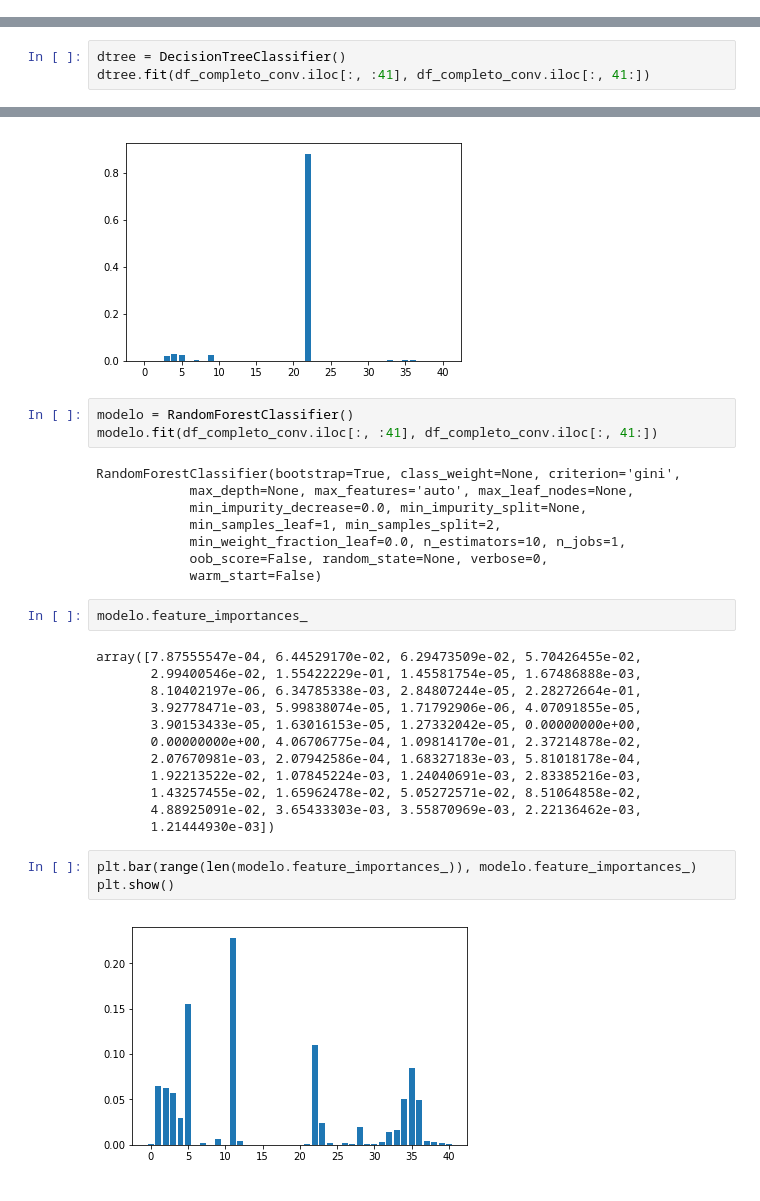
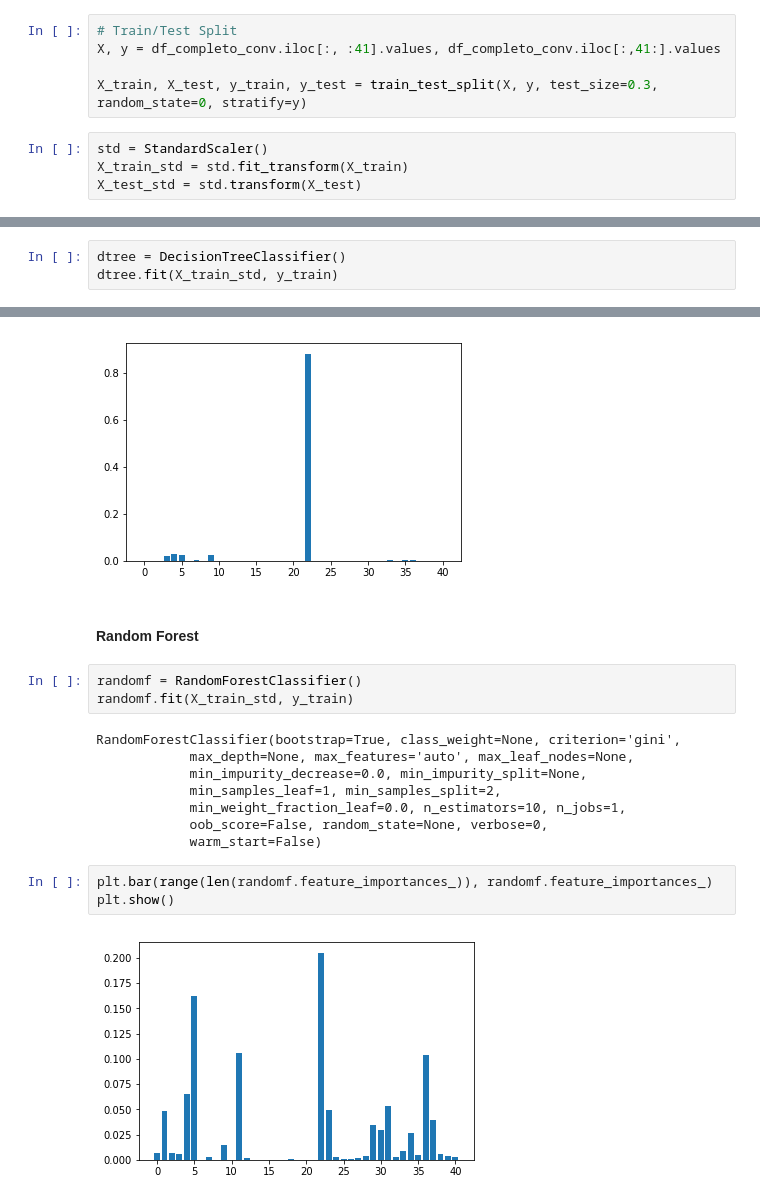
Before and after one commit to Eudalio/trabalho-final-machine-learning, a Jupyter notebook: Trabalho Final de Machine Learning.ipynb, the cells around one changed output, grey strips where cells are left out. Drawn from its saved outputs; the diff is of its cells as text.

```diff
--- a/Trabalho Final de Machine Learning.ipynb
+++ b/Trabalho Final de Machine Learning.ipynb
@@ -248,0 +286,9 @@ sns.heatmap(corr[['label']], cmap='coolwarm', annot=True)
+# %%
+# Train/Test Split
+X, y = df_completo_conv.iloc[:, :41].values, df_completo_conv.iloc[:,41:].values
+
+X_train, X_test, y_train, y_test = train_test_split(X, y, test_size=0.3, random_state=0, stratify=y)
+# %%
+std = StandardScaler()
+X_train_std = std.fit_transform(X_train)
+X_test_std = std.transform(X_test)
@@ -249,6 +299,6 @@ sns.heatmap(corr[['label']], cmap='coolwarm', annot=True)
 # %%
 dtree = DecisionTreeClassifier()
-dtree.fit(df_completo_conv.iloc[:, :41], df_completo_conv.iloc[:, 41:])
+dtree.fit(X_train_std, y_train)
 # %% [output]
 DecisionTreeClassifier(class_weight=None, criterion='gini', max_depth=None,
             max_features=None, max_leaf_nodes=None,
@@ -275,33 +311,21 @@ plt.bar(range(len(dtree.feature_importances_)), dtree.feature_importances_)
 plt.show()
 # %% [output]
 [figure]
-# %%
-modelo = RandomForestClassifier()
-modelo.fit(df_completo_conv.iloc[:, :41], df_completo_conv.iloc[:, 41:])
-# %% [output]
-RandomForestClassifier(bootstrap=True, class_weight=None, criterion='gini',
-            max_depth=None, max_features='auto', max_leaf_nodes=None,
-            min_impurity_decrease=0.0, min_impurity_split=None,
-            min_samples_leaf=1, min_samples_split=2,
-            min_weight_fraction_leaf=0.0, n_estimators=10, n_jobs=1,
-            oob_score=False, random_state=None, verbose=0,
-            warm_start=False)
-# %%
-modelo.feature_importances_
-# %% [output]
-array([7.87555547e-04, 6.44529170e-02, 6.29473509e-02, 5.70426455e-02,
-       2.99400546e-02, 1.55422229e-01, 1.45581754e-05, 1.67486888e-03,
-       8.10402197e-06, 6.34785338e-03, 2.84807244e-05, 2.28272664e-01,
-       3.92778471e-03, 5.99838074e-05, 1.71792906e-06, 4.07091855e-05,
-       3.90153433e-05, 1.63016153e-05, 1.27332042e-05, 0.00000000e+00,
-       0.00000000e+00, 4.06706775e-04, 1.09814170e-01, 2.37214878e-02,
-       2.07670981e-03, 2.07942586e-04, 1.68327183e-03, 5.81018178e-04,
-       1.92213522e-02, 1.07845224e-03, 1.24040691e-03, 2.83385216e-03,
-       1.43257455e-02, 1.65962478e-02, 5.05272571e-02, 8.51064858e-02,
-       4.88925091e-02, 3.65433303e-03, 3.55870969e-03, 2.22136462e-03,
-       1.21444930e-03])
+# %% [markdown]
+#### Random Forest
+# %%
+randomf = RandomForestClassifier()
+randomf.fit(X_train_std, y_train)
+# %% [output]
+RandomForestClassifier(bootstrap=True, class_weight=None, criterion='gini',
+            max_depth=None, max_features='auto', max_leaf_nodes=None,
+            min_impurity_decrease=0.0, min_impurity_split=None,
+            min_samples_leaf=1, min_samples_split=2,
+            min_weight_fraction_leaf=0.0, n_estimators=10, n_jobs=1,
+            oob_score=False, random_state=None, verbose=0,
+            warm_start=False)
 # %%
-plt.bar(range(len(modelo.feature_importances_)), modelo.feature_importances_)
+plt.bar(range(len(randomf.feature_importances_)), randomf.feature_importances_)
 plt.show()
 # %% [output]
-[figure, old version]
+[figure, new version]
```
Also changed, not shown: parts of 46 cells of this notebook, 3 other files.
